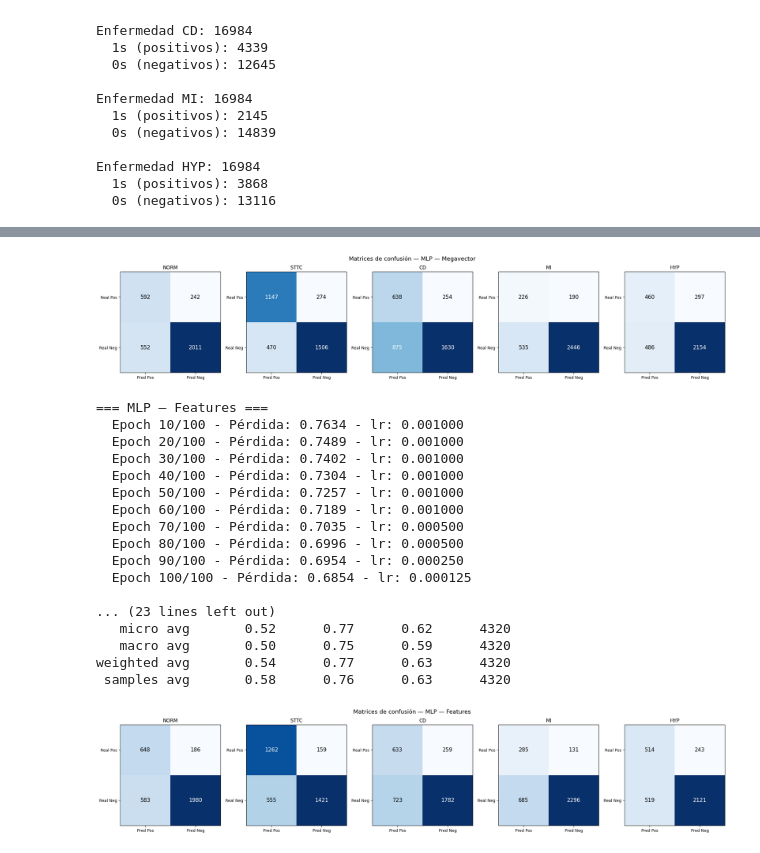
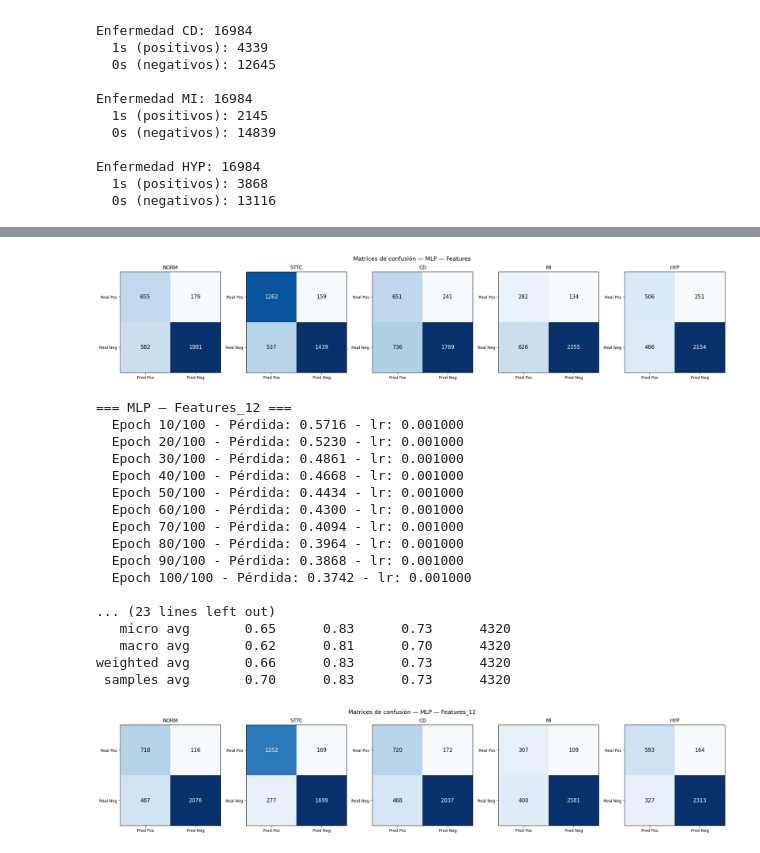
Before and after one commit to AArreguiB/analisis_ecg, a Jupyter notebook: Codigos/Modelos.ipynb, the cells around one changed output, grey strips where cells are left out. Saved outputs shown, nothing was run; the diff lists cells and outputs as text; code cells hidden in the pictures.

```diff
--- a/Codigos/Modelos.ipynb
+++ b/Codigos/Modelos.ipynb
@@ -12,30 +12,34 @@ from sklearn.metrics import classification_report, multilabel_confusion_matrix
 import matplotlib.pyplot as plt
 # %%
 #X_raw = np.load('X_raw.npy')
-#X_feat = np.load('X_feat.npy')
+X_feat = np.load('X_feat.npy')
 X_feat_12 = np.load('X_feat_12.npy')
 Y = np.load('Y.npy')
+
+from sklearn.impute import SimpleImputer
+imputer   = SimpleImputer(strategy='mean')
+X_feat_12 = imputer.fit_transform(X_feat_12)
 
 
 # Mismo random_state para que el test sea idéntico en ambos
 #X_train_raw,  X_test_raw,  Y_train, Y_test = train_test_split(X_raw,  Y, test_size=0.2, random_state=42)
-#X_train_feat, X_test_feat, _,       _      = train_test_split(X_feat, Y, test_size=0.2, random_state=42)
+X_train_feat, X_test_feat, _,       _      = train_test_split(X_feat, Y, test_size=0.2, random_state=42)
 X_train_feat_12, X_test_feat_12, Y_train, Y_test = train_test_split(X_feat_12, Y, test_size=0.2, random_state=42)
-"""
-scaler_raw  = StandardScaler()
-X_train_raw  = scaler_raw.fit_transform(X_train_raw)
-X_test_raw   = scaler_raw.transform(X_test_raw)
+
+#scaler_raw  = StandardScaler()
+#X_train_raw  = scaler_raw.fit_transform(X_train_raw)
+#X_test_raw   = scaler_raw.transform(X_test_raw)
 
 scaler_feat = StandardScaler()
 X_train_feat = scaler_feat.fit_transform(X_train_feat)
 X_test_feat  = scaler_feat.transform(X_test_feat)
 
-print(f"Shape X_raw:  {X_raw.shape}")
-print(f"Shape X_feat: {X_feat.shape}")
+#print(f"Shape X_raw:  {X_raw.shape}")
+#print(f"Shape X_feat: {X_feat.shape}")
 
-print(f"Raw  → train: {X_train_raw.shape}  | test: {X_test_raw.shape}")
+#print(f"Raw  → train: {X_train_raw.shape}  | test: {X_test_raw.shape}")
 print(f"Feat → train: {X_train_feat.shape} | test: {X_test_feat.shape}")
-"""
+
 scaler_feat_12 = StandardScaler()
 X_train_feat_12 = scaler_feat_12.fit_transform(X_train_feat_12)
 X_test_feat_12  = scaler_feat_12.transform(X_test_feat_12)
@@ -304,5 +295,5 @@ weighted avg       0.67      0.51      0.57      4320
 # %%
 #mlp_raw  = ejecutar_mlp(X_train_raw,  X_test_raw,  Y_train, Y_test, "Megavector")
-#mlp_feat = ejecutar_mlp(X_train_feat, X_test_feat, Y_train, Y_test, "Features")
+mlp_feat = ejecutar_mlp(X_train_feat, X_test_feat, Y_train, Y_test, "Features")
 mlp_feat_12 = ejecutar_mlp(X_train_feat_12, X_test_feat_12, Y_train, Y_test, "Features_12")
 # %% [output]
@@ -326,19 +317,19 @@ weighted avg       0.53      0.71      0.61      4320
-[figure, old version]
+[figure, new version]
-=== MLP — Features ===
-  Epoch 10/100 - Pérdida: 0.7634 - lr: 0.001000
-  Epoch 20/100 - Pérdida: 0.7489 - lr: 0.001000
-  Epoch 30/100 - Pérdida: 0.7402 - lr: 0.001000
-  Epoch 40/100 - Pérdida: 0.7304 - lr: 0.001000
-  Epoch 50/100 - Pérdida: 0.7257 - lr: 0.001000
-  Epoch 60/100 - Pérdida: 0.7189 - lr: 0.001000
-  Epoch 70/100 - Pérdida: 0.7035 - lr: 0.000500
-  Epoch 80/100 - Pérdida: 0.6996 - lr: 0.000500
-  Epoch 90/100 - Pérdida: 0.6954 - lr: 0.000250
-  Epoch 100/100 - Pérdida: 0.6854 - lr: 0.000125
+=== MLP — Features_12 ===
+  Epoch 10/100 - Pérdida: 0.5716 - lr: 0.001000
+  Epoch 20/100 - Pérdida: 0.5230 - lr: 0.001000
+  Epoch 30/100 - Pérdida: 0.4861 - lr: 0.001000
+  Epoch 40/100 - Pérdida: 0.4668 - lr: 0.001000
+  Epoch 50/100 - Pérdida: 0.4434 - lr: 0.001000
+  Epoch 60/100 - Pérdida: 0.4300 - lr: 0.001000
+  Epoch 70/100 - Pérdida: 0.4094 - lr: 0.001000
+  Epoch 80/100 - Pérdida: 0.3964 - lr: 0.001000
+  Epoch 90/100 - Pérdida: 0.3868 - lr: 0.001000
+  Epoch 100/100 - Pérdida: 0.3742 - lr: 0.001000
 
 ... (23 lines left out)
-   micro avg       0.52      0.77      0.62      4320
-   macro avg       0.50      0.75      0.59      4320
-weighted avg       0.54      0.77      0.63      4320
- samples avg       0.58      0.76      0.63      4320
+   micro avg       0.65      0.83      0.73      4320
+   macro avg       0.62      0.81      0.70      4320
+weighted avg       0.66      0.83      0.73      4320
+ samples avg       0.70      0.83      0.73      4320
-[figure, old version]
+[figure, new version]
```
Also changed, not shown: parts of 5 cells of this notebook.
